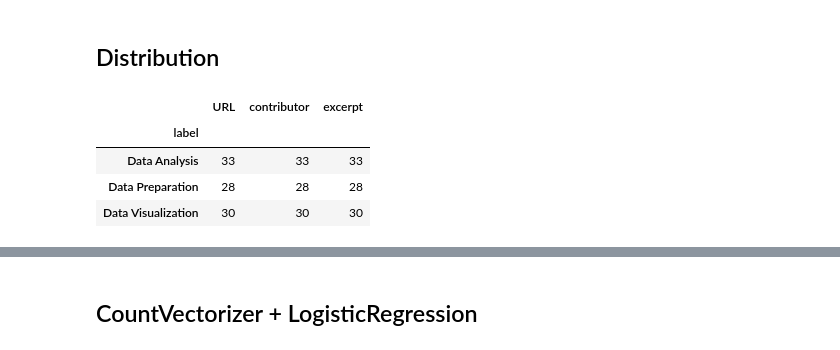
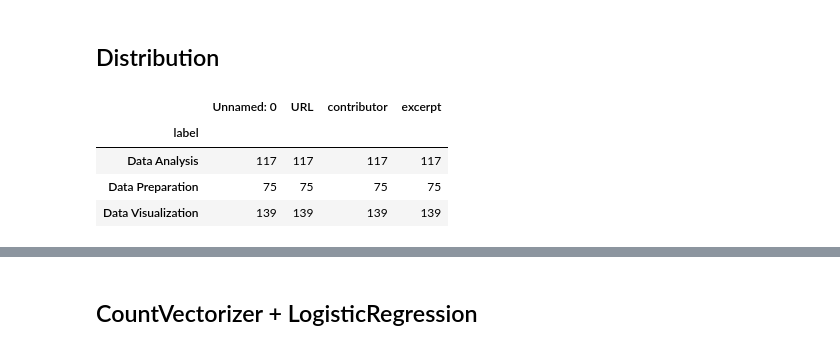
Before and after one commit to liling10822/FAMEF, a Jupyter notebook: Function_Train.ipynb, the cells around one changed output, grey strips where cells are left out. Cells and saved outputs as stored; diff of their text form; code cells hidden in the pictures.

Commit message:
extract function

```diff
--- a/Function_Train.ipynb
+++ b/Function_Train.ipynb
@@ -4,2 +6,3 @@ func_tag_dic = {"Data Analysis":0, "Data Visualization":1 , "Data Preparation":2
 # %%
-func_corpura = pd.read_csv("function.csv")
+description_corpura = pd.read_csv("training_corpus/extended_description.csv")
+function_corpura = pd.read_csv("training_corpus/function.csv")
@@ -21,0 +25,5 @@ func_corpura
+# %%
+description_corpura['label'] = None
+# %%
+func_dic = function_corpura.to_dict('index')
+func_dic
@@ -21,0 +48,18 @@ func_corpura
+# %%
+labels = []
+count=0
+drop = []
+for index_dec,row_dec in description_corpura.iterrows():
+    u = row_dec['URL'].split('/')
+    for i in func_dic:
+        if re.search(u[-1],func_dic[i]['URL']) is not None:
+            #print(u[-1],func_dic[i]['URL'])
+            description_corpura.loc[index_dec,'label'] = func_dic[i]['label']
+    if description_corpura.loc[index_dec,'label'] is None:
+        drop.append(index_dec)
+dic = description_corpura.to_dict('index')
+url= []
+for i in drop:
+    url.append(dic[i]['URL'])
+description_corpura= description_corpura.drop(drop,axis = 0,inplace = False)
+description_corpura
@@ -22,14 +80,14 @@ func_corpura
 # %% [markdown]
  ## Distribution
 # %%
-count = func_corpura.groupby('label').count()
+count = description_corpura.groupby('label').count()
 count
 # %% [output]
-|  | URL | contributor | excerpt |
-| label |  |  |  |
-| Data Analysis | 33 | 33 | 33 |
-| Data Preparation | 28 | 28 | 28 |
-| Data Visualization | 30 | 30 | 30 |
+|  | Unnamed: 0 | URL | contributor | excerpt |
+| label |  |  |  |  |
+| Data Analysis | 117 | 117 | 117 | 117 |
+| Data Preparation | 75 | 75 | 75 | 75 |
+| Data Visualization | 139 | 139 | 139 | 139 |
 # %%
 for tag in func_tag_dic:
     func_corpura.replace(tag,func_tag_dic[tag], inplace=True)
```
Also changed, not shown: parts of 26 cells of this notebook, 3 other files.
